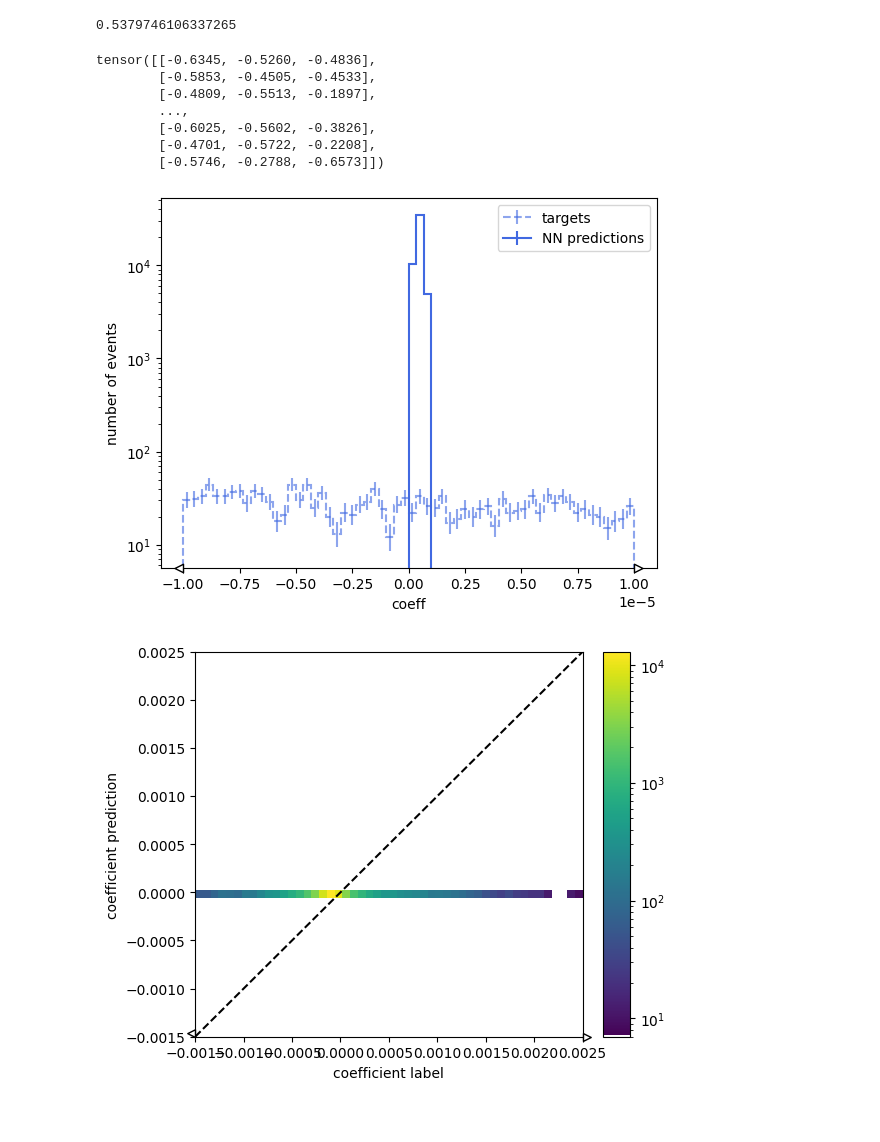
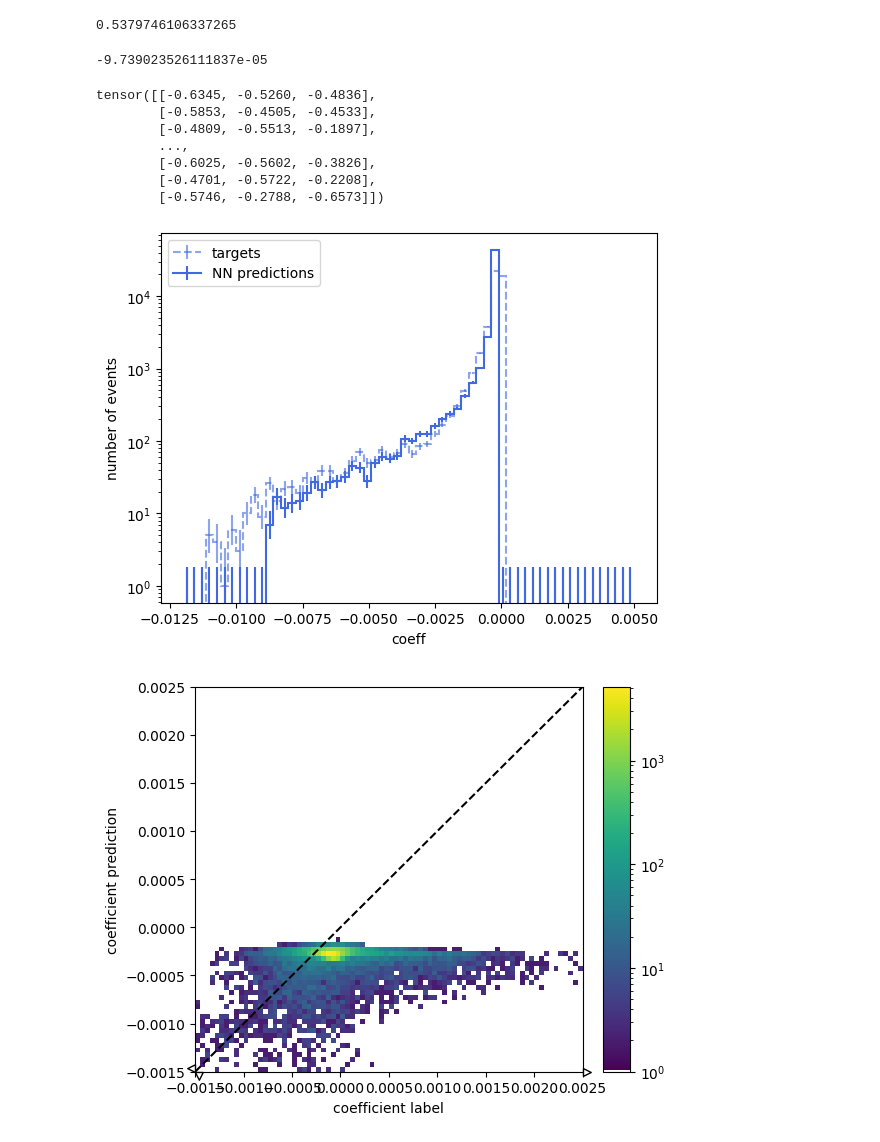
Before and after one commit to hep-cce/nsbi4hep, a Jupyter notebook: notebooks/plot-rolypoly-outputs.ipynb, the cells around one changed output. Cells and saved outputs as stored; diff of their text form; code cells hidden in the pictures.

```diff
--- a/notebooks/plot-rolypoly-outputs.ipynb
+++ b/notebooks/plot-rolypoly-outputs.ipynb
@@ -25,19 +25,19 @@ SCALER_FILE = 'scaler.pkl'
 CHECKPOINT_DIR = 'checkpoints'
 SAMPLE_DIR = '../..'
 
-checkpoint_epoch = 199
+checkpoint_epoch = 110
 checkpoint_loss = '0.00'
 
 CHECKPOINT = f'checkpoint-rolypoly-epoch={checkpoint_epoch}-val_loss={checkpoint_loss}.ckpt'
 
-VERSION_NO = 0
+VERSION_NO = 1
 LIGHTNING_DIR = f'lightning_logs/version_{VERSION_NO}'
 
 COMPONENT = msq.Component.SBI
 
 FEATURES = ['mandelstam_s', 'mandelstam_t', 'mandelstam_u']
 COEFFICIENT_INDEX = 1
-SAMPLE_SIZE = 50000
+SAMPLE_SIZE = 200000
 BATCH_SIZE = 64
 SEED = 42
 # %%
@@ -65,7 +65,7 @@ component_names = {
     msq.Component.BKG : 'BKG'
 }
 # %%
-sample = s.from_csv(cross_section=1.0, file_path=os.path.join(SAMPLE_DIR, filenames[COMPONENT]), n_rows=100000)
+sample = s.from_csv(cross_section=1.0, file_path=os.path.join(SAMPLE_DIR, filenames[COMPONENT]), n_rows=250000)
 
 z_cand = zpair.ZPairCandidate(algorithm='truth')
 z_masses = zpair.ZPairMassWindow(z1=(70,115), z2=(70,115))
@@ -87,6 +87,10 @@ with open(os.path.join(OUTPUT_DIR, SCALER_FILE), 'rb') as f:
 
 X = torch.tensor(scaler.transform(X), dtype=torch.float32).cpu()
 y = coefficient[unweighted_indices]
+# %%
+print(np.median(y))
+# %% [output]
+-9.739023526111837e-05
 # %%
 print(X)
 # %% [output]
@@ -98,19 +102,20 @@ tensor([[-0.6345, -0.5260, -0.4836],
         [-0.4701, -0.5722, -0.2208],
         [-0.5746, -0.2788, -0.6573]])
 # %%
-loaded_model = rolypoly.ROLYPOLY.load_from_checkpoint(os.path.join(OUTPUT_DIR, CHECKPOINT_DIR, CHECKPOINT), map_location=torch.device('cpu'), learning_rate=params['learning_rate'], n_features=params['n_features'], n_layers=params['n_layers'], n_nodes=params['n_nodes'])
+loaded_model = rolypoly.ROLYPOLY.load_from_checkpoint(os.path.join(OUTPUT_DIR, CHECKPOINT_DIR, CHECKPOINT), learning_rate=params['learning_rate'], n_features=params['n_features'], n_layers=params['n_layers'], n_nodes=params['n_nodes'])
 # %%
 predictions = loaded_model(X).detach().view(-1).numpy()
 # %%
 BINS = 60
 
 bounds = [-1.2e-2,5e-3]
-bounds = [-1e-6,1e-6]
+#bounds = [-1e-6,1e-6]
 
 h_predictions_train = hist.Hist(hist.axis.Regular(BINS, *bounds))
 h_predictions_train.fill(predictions)
 
 h_targets_train = hist.Hist(hist.axis.Regular(BINS, *bounds))
+#y[y>=0] = -y[y>=0]
 h_targets_train.fill(y)
 
 h_targets_train.plot(color='royalblue', linestyle='--', label='targets', alpha=0.6)
@@ -124,31 +129,31 @@ plt.legend()
 
 plt.show()
 # %% [output]
-[figure, old version]
+[figure, new version]
 # %%
-BINS=50
+BINS=80
 
 bounds = [-1.5e-3,2.5e-3]
 #bounds = [-1e-5,1e-5]
 
 h_calibration_train = hist.Hist(
     hist.axis.Regular(BINS, *bounds, name='coefficient label'),
     hist.axis.Regular(BINS, *bounds, name='coefficient prediction')
 )
 
 h_calibration_train.fill(y, predictions)
 
 cmap = colors.ListedColormap(['white'] + plt.cm.viridis.colors[1:])
 
 fig = plt.figure(figsize=(5,5))
 
 h_calibration_train.plot2d(cmap=cmap, cbar=True, norm=LogNorm())
 plt.plot(np.linspace(*bounds), np.linspace(*bounds), color='k', linestyle='--')
 
 
 plt.show()
 # %% [output]
-[figure, old version]
+[figure, new version]
 # %%
 metrics = pd.read_csv(os.path.join(OUTPUT_DIR, LIGHTNING_DIR, 'metrics.csv'))
 
```
Also changed, not shown: parts of 1 cell of this notebook, 1 other file.
